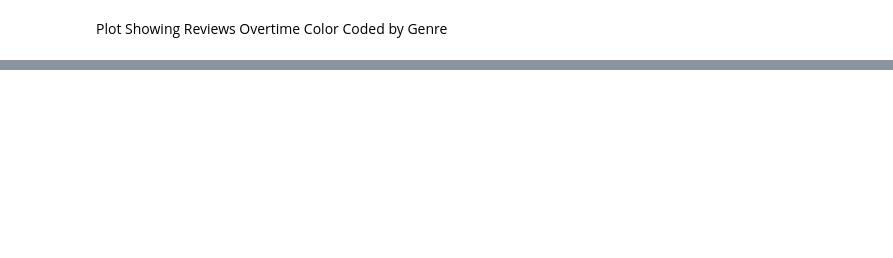
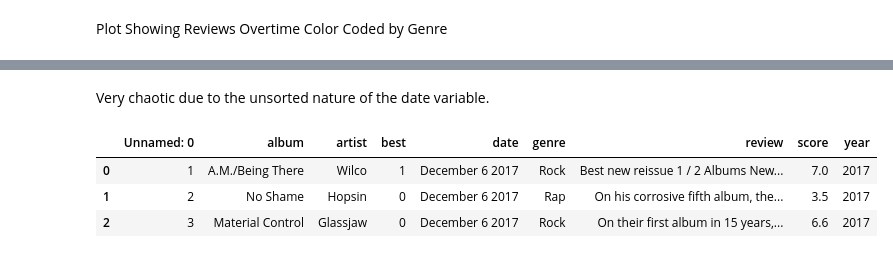
Before and after one commit to JoeFregault/Pitchfork-Reviews, a Jupyter notebook: Pitchfork Reviews Analysis.ipynb, the cells around one changed output, grey strips where cells are left out. Cells and saved outputs as stored; diff of their text form; code cells hidden in the pictures; blank space fills up the shorter version.

```diff
--- a/Pitchfork Reviews Analysis.ipynb
+++ b/Pitchfork Reviews Analysis.ipynb
@@ -24,0 +32,11 @@ AttributeError: module 'seaborn' has no attribute 'set_theme'
+# %% [markdown]
+Very chaotic due to the unsorted nature of the date variable.
+# %%
+# Extracting the year from date column
+p4k['year'] = pd.DatetimeIndex(p4k['date']).year
+p4k.head(3)
+# %% [output]
+|  | Unnamed: 0 | album | artist | best | date | genre | review | score | year |
+| 0 | 1 | A.M./Being There | Wilco | 1 | December 6 2017 | Rock | Best new reissue 1 / 2 Albums New... | 7.0 | 2017 |
+| 1 | 2 | No Shame | Hopsin | 0 | December 6 2017 | Rap | On his corrosive fifth album, the... | 3.5 | 2017 |
+| 2 | 3 | Material Control | Glassjaw | 0 | December 6 2017 | Rock | On their first album in 15 years,... | 6.6 | 2017 |
```
Also changed, not shown: parts of 11 cells of this notebook.
